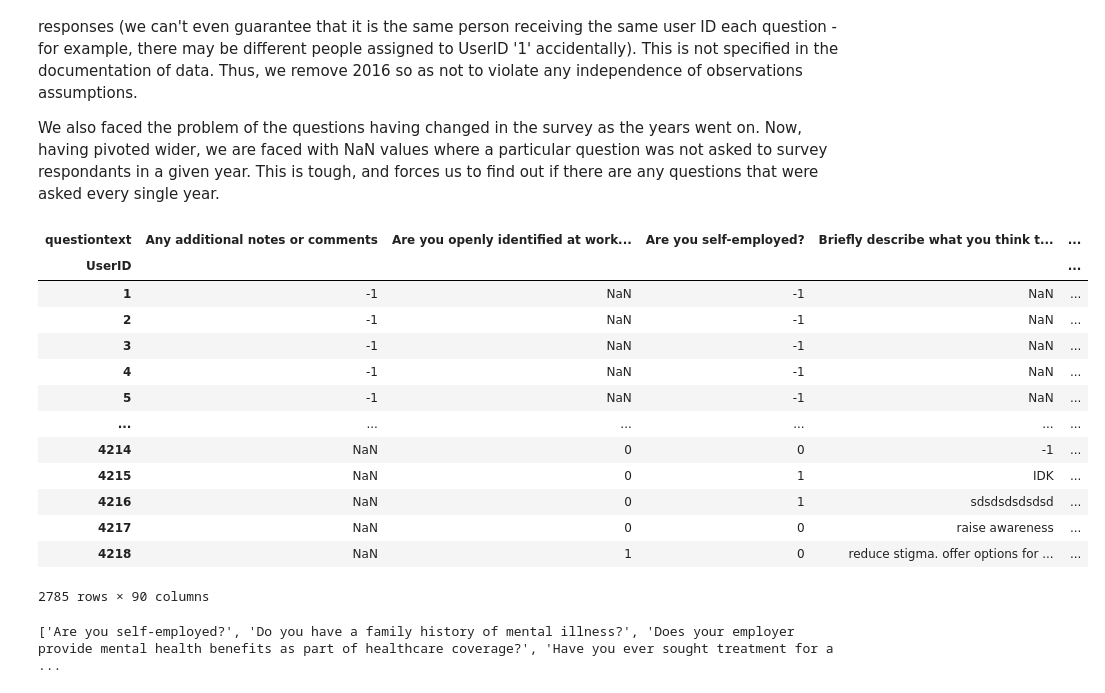
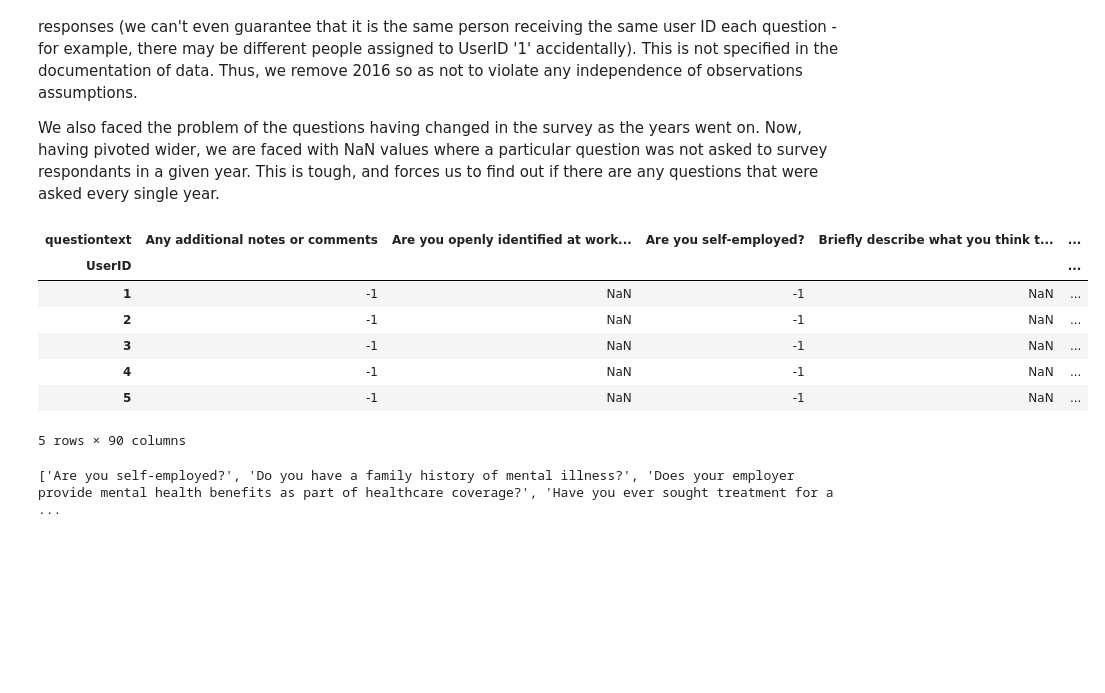
Before and after one commit to chloezandberg/cpsc368, a Jupyter notebook: cleaning-EDA.ipynb, the cells around one changed output. Saved outputs shown, nothing was run; the diff lists cells and outputs as text; code cells hidden in the pictures; blank space fills up the shorter version.

```diff
--- a/cleaning-EDA.ipynb
+++ b/cleaning-EDA.ipynb
@@ -99,22 +92,16 @@ We also faced the problem of the questions having changed in the survey as the y
 # %%
 qna = qna[qna['SurveyID'] != 2016]
 qna = qna.pivot(index='UserID', columns='questiontext', values='AnswerText')
-qna
+qna.head()
 # %% [output]
 | questiontext | Any additional notes or comments | Are you openly identified at work... | Are you self-employed? | Briefly describe what you think t... | ... |
 | UserID |  |  |  |  | ... |
 | 1 | -1 | NaN | -1 | NaN | ... |
 | 2 | -1 | NaN | -1 | NaN | ... |
 | 3 | -1 | NaN | -1 | NaN | ... |
 | 4 | -1 | NaN | -1 | NaN | ... |
 | 5 | -1 | NaN | -1 | NaN | ... |
-| ... | ... | ... | ... | ... | ... |
-| 4214 | NaN | 0 | 0 | -1 | ... |
-| 4215 | NaN | 0 | 1 | IDK | ... |
-| 4216 | NaN | 0 | 1 | sdsdsdsdsdsd | ... |
-| 4217 | NaN | 0 | 0 | raise awareness | ... |
-| 4218 | NaN | 1 | 0 | reduce stigma. offer options for ... | ... |
-2785 rows × 90 columns
+5 rows × 90 columns
 # %%
 # Get columns with no NaN values
 qna_no_nan = qna.columns[qna.isnull().sum() == 0]
```
Also changed, not shown: parts of 8 cells of this notebook, 3 other files.
